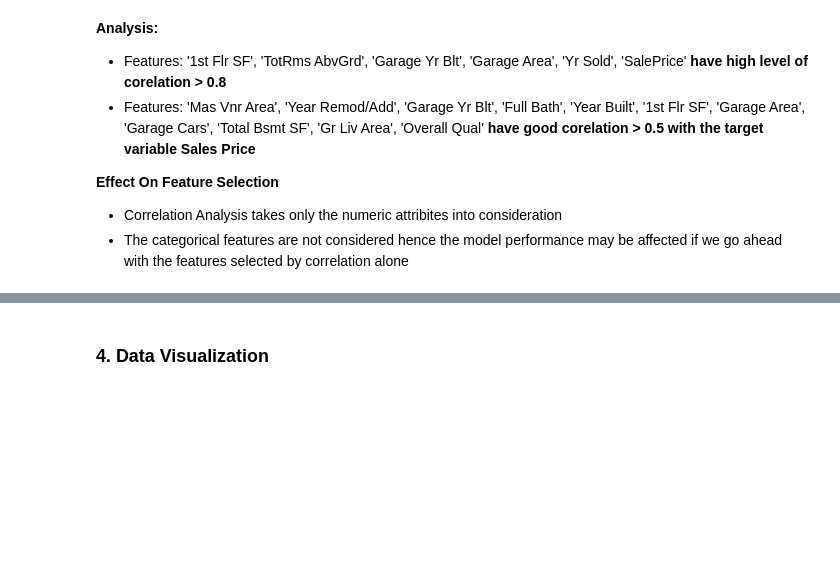
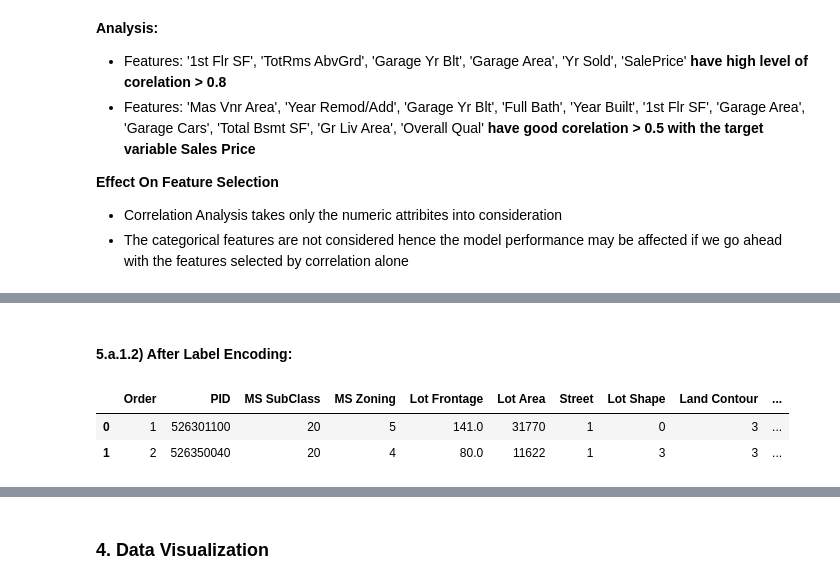
Before and after one commit to nithinkrishnan/ml-assgn, a Jupyter notebook: Group49_HousingDataset.ipynb, the cells around one changed output, grey strips where cells are left out. Drawn from its saved outputs; the diff is of its cells as text; code cells hidden in the pictures; blank space fills up the shorter version.

```diff
--- a/Group49_HousingDataset.ipynb
+++ b/Group49_HousingDataset.ipynb
@@ -486,0 +496,14 @@ dfProccessed.shape
+# %% [markdown]
+<h4>5.a.1.2) After Label Encoding:</h4>
+# %%
+# Encoding categorical into numerical values
+for column in dfFEd.columns:
+        if dfFEd[column].dtype == 'object':
+            dfFEd[column] = LabelEncoder().fit_transform(dfFEd[column])
+
+# Displaying the fist two rows of the encoded dataset
+dfFEd.head(2)
+# %% [output]
+|  | Order | PID | MS SubClass | MS Zoning | Lot Frontage | Lot Area | Street | Lot Shape | Land Contour | ... |
+| 0 | 1 | 526301100 | 20 | 5 | 141.0 | 31770 | 1 | 0 | 3 | ... |
+| 1 | 2 | 526350040 | 20 | 4 | 80.0 | 11622 | 1 | 3 | 3 | ... |
```
Also changed, not shown: parts of 13 cells of this notebook, 1 other file.
